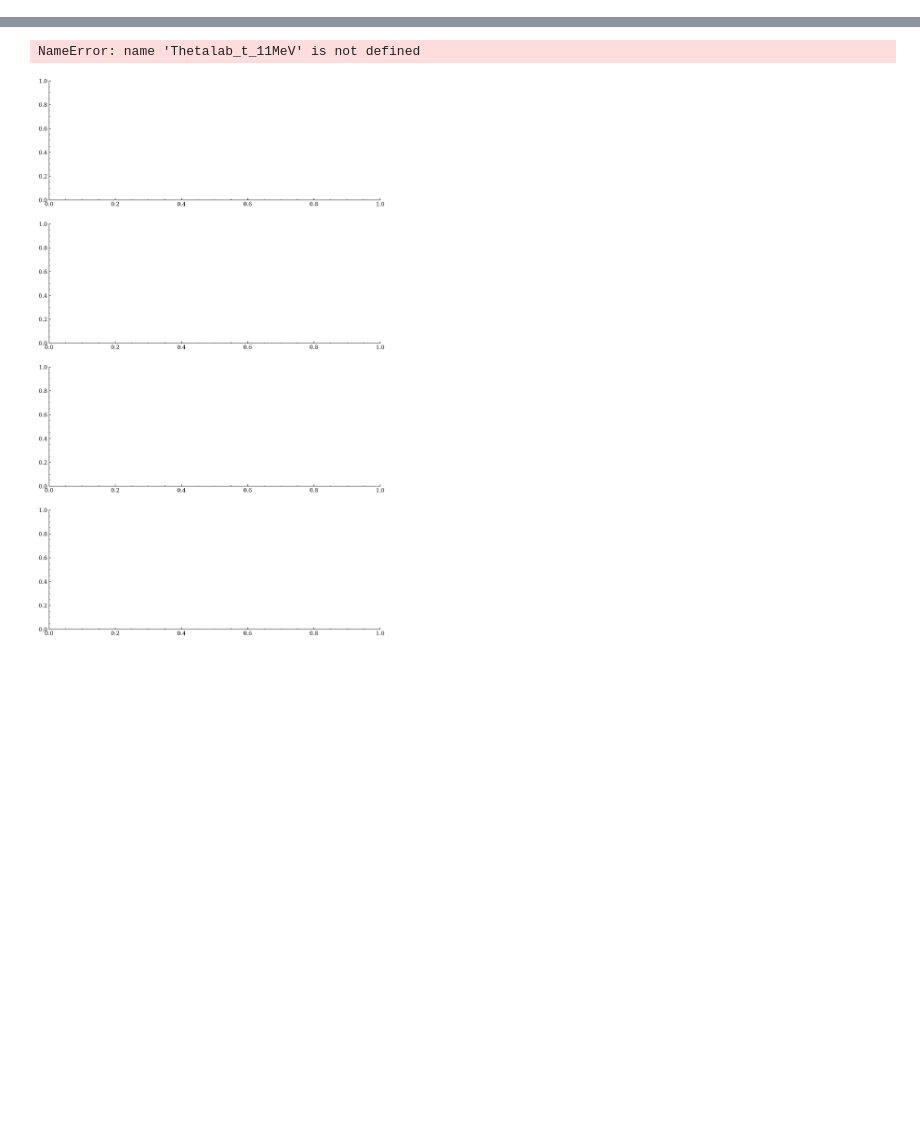
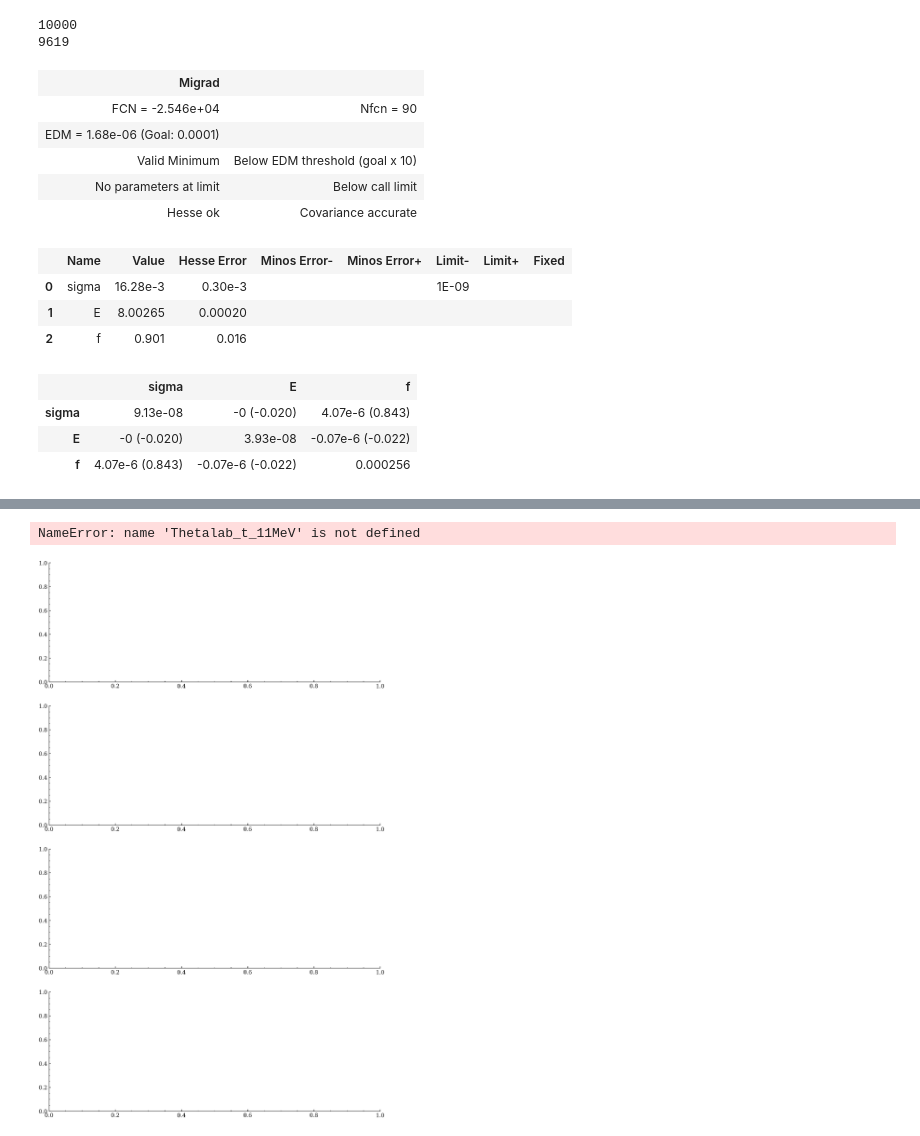
Before and after one commit to htametahI/G4EMMA, a Jupyter notebook: UserDir/ExcitationEnergy/check_results.ipynb, the cells around one changed output, grey strips where cells are left out. Cells and saved outputs as stored; diff of their text form; code cells hidden in the pictures; blank space fills up the shorter version.

```diff
--- a/UserDir/ExcitationEnergy/check_results.ipynb
+++ b/UserDir/ExcitationEnergy/check_results.ipynb
@@ -173,0 +178,65 @@ np.float64(7.8125)
+# %%
+# Maximum likelihood fit
+def gauss_pdf(e, sigma, E):
+    return stats.norm.pdf(e, loc = E, scale = sigma)
+
+# def nll(sigma, E):
+#     likelihood = gauss_pdf(Exc, sigma, E)
+#     return -np.sum(np.log(likelihood))
+
+hi = np.mean(Exc) + 2 * np.std(Exc)
+lo = np.mean(Exc) - 2 * np.std(Exc)
+# hi = max(Exc)
+# lo = min(Exc)
+
+print(len(Exc))
+# hi = 10.8
+# lo = 11.5
+Exc = Exc[(Exc > lo) & (Exc < hi)]
+print(len(Exc))
+def nll(sigma, E, f):
+    # truncated Gaussian on [lo, hi]
+    if sigma <= 0 or f <= 0 or f >= 1:
+        return 1e50
+    # NORMALIZATION!
+    Z = stats.norm.cdf(hi, loc = E, scale=sigma) - stats.norm.cdf(lo, loc=E, scale=sigma)
+    if (not np.isfinite(Z)) or (Z <= 0):
+        return 1e50
+
+    logS = stats.norm.logpdf(Exc, loc=E, scale=sigma) - np.log(Z) # signal log-pdf in window
+    logB = -np.log(hi - lo)
+    # ll = np.log(f * gauss_pdf(Exc, sigma, E) / Z + (1-f) * 1 / (hi - lo))
+    return -np.sum(np.logaddexp(np.log(f) + logS, np.log(1 - f) + logB))
+# initial guesses:
+sigma_guess = np.std(Exc)
+E_guess = np.mean(Exc)
+f_guess = 0.8
+# minimization
+N = Exc.size
+m = Minuit(nll, sigma = sigma_guess, E = E_guess, f = f_guess)
+# ensure positivity
+m.limits["sigma"]  = (1e-9, None)
+# specify likelihood levels
+m.errordef = Minuit.LIKELIHOOD
+m.migrad()
+sigma_hat = m.values["sigma"]
+E_hat = m.values["E"]
+f_hat = m.values["f"]
+m.hesse()
+# %% [output]
+10000
+9619
+| Migrad |  |
+| FCN = -2.546e+04 | Nfcn = 90 |
+| EDM = 1.68e-06 (Goal: 0.0001) |  |
+| Valid Minimum | Below EDM threshold (goal x 10) |
+| No parameters at limit | Below call limit |
+| Hesse ok | Covariance accurate |
+|  | Name | Value | Hesse Error | Minos Error- | Minos Error+ | Limit- | Limit+ | Fixed |
+| 0 | sigma | 16.28e-3 | 0.30e-3 |  |  | 1E-09 |  |  |
+| 1 | E | 8.00265 | 0.00020 |  |  |  |  |  |
+| 2 | f | 0.901 | 0.016 |  |  |  |  |  |
+|  | sigma | E | f |
+| sigma | 9.13e-08 | -0 (-0.020) | 4.07e-6 (0.843) |
+| E | -0 (-0.020) | 3.93e-08 | -0.07e-6 (-0.022) |
+| f | 4.07e-6 (0.843) | -0.07e-6 (-0.022) | 0.000256 |
```
Also changed, not shown: parts of 8 cells of this notebook, 19 other files.
